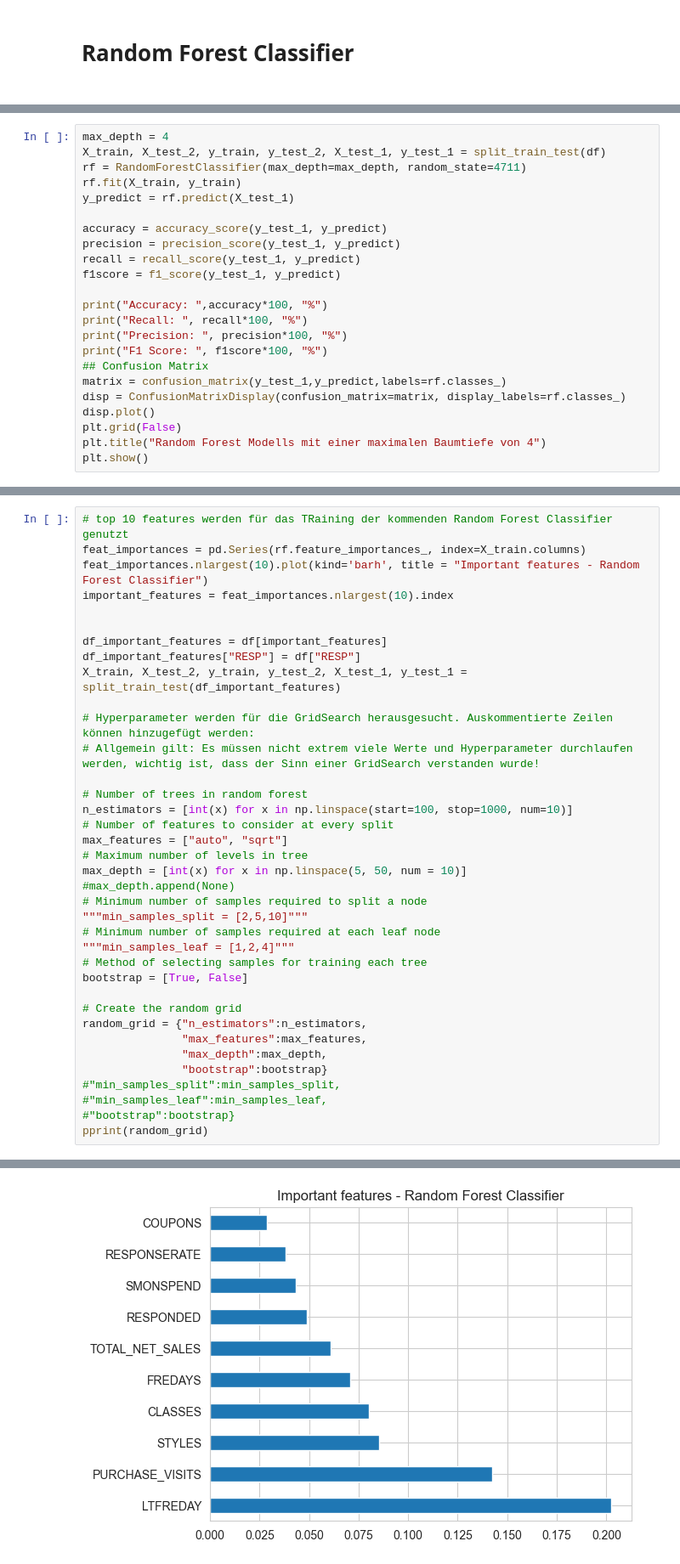
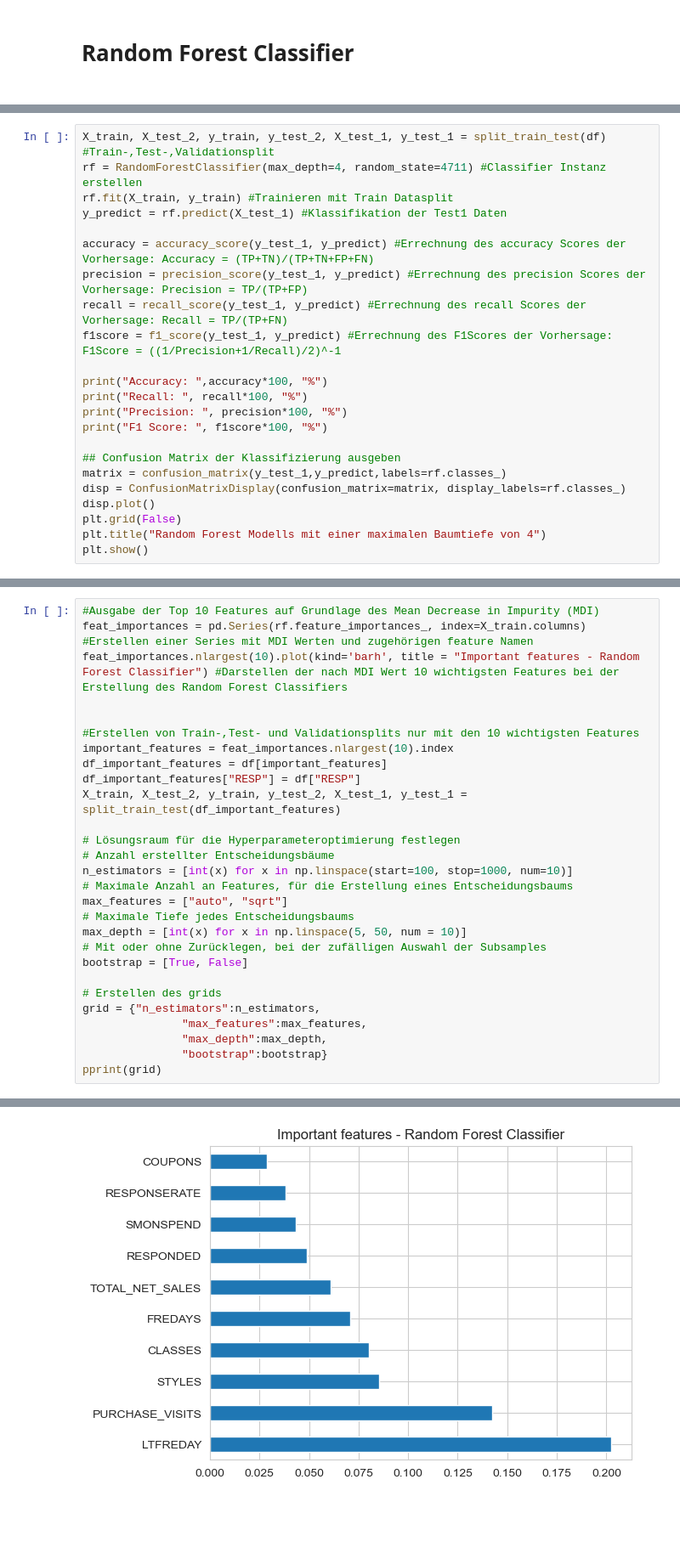
Before and after one commit to Konsti-Boegel/anwendungsfelderBusinessAnalytics, a Jupyter notebook: random_forest.ipynb, the cells around one changed output, grey strips where cells are left out. Shown at 85% size. Saved outputs shown, nothing was run; the diff lists cells and outputs as text; blank space fills up the shorter version.

```diff
--- a/random_forest.ipynb
+++ b/random_forest.ipynb
@@ -135,20 +122,20 @@ def get_result(y_true, y_predicted):
 # %%
-max_depth = 4
-X_train, X_test_2, y_train, y_test_2, X_test_1, y_test_1 = split_train_test(df)
-rf = RandomForestClassifier(max_depth=max_depth, random_state=4711)
-rf.fit(X_train, y_train)
-y_predict = rf.predict(X_test_1)
+X_train, X_test_2, y_train, y_test_2, X_test_1, y_test_1 = split_train_test(df) #Train-,Test-,Validationsplit
+rf = RandomForestClassifier(max_depth=4, random_state=4711) #Classifier Instanz erstellen
+rf.fit(X_train, y_train) #Trainieren mit Train Datasplit
+y_predict = rf.predict(X_test_1) #Klassifikation der Test1 Daten
 
-accuracy = accuracy_score(y_test_1, y_predict)
-precision = precision_score(y_test_1, y_predict)
-recall = recall_score(y_test_1, y_predict)
-f1score = f1_score(y_test_1, y_predict)
+accuracy = accuracy_score(y_test_1, y_predict) #Errechnung des accuracy Scores der Vorhersage: Accuracy = (TP+TN)/(TP+TN+FP+FN)
+precision = precision_score(y_test_1, y_predict) #Errechnung des precision Scores der Vorhersage: Precision = TP/(TP+FP)
+recall = recall_score(y_test_1, y_predict) #Errechnung des recall Scores der Vorhersage: Recall = TP/(TP+FN)
+f1score = f1_score(y_test_1, y_predict) #Errechnung des F1Scores der Vorhersage: F1Score = ((1/Precision+1/Recall)/2)^-1
 
 print("Accuracy: ",accuracy*100, "%")
 print("Recall: ", recall*100, "%")
 print("Precision: ", precision*100, "%")
 print("F1 Score: ", f1score*100, "%")
-## Confusion Matrix
+
+## Confusion Matrix der Klassifizierung ausgeben
 matrix = confusion_matrix(y_test_1,y_predict,labels=rf.classes_)
 disp = ConfusionMatrixDisplay(confusion_matrix=matrix, display_labels=rf.classes_)
 disp.plot()
@@ -192,38 +181,29 @@ Parameters currently in use:
 # %%
-# top 10 features werden für das TRaining der kommenden Random Forest Classifier genutzt
-feat_importances = pd.Series(rf.feature_importances_, index=X_train.columns)
-feat_importances.nlargest(10).plot(kind='barh', title = "Important features - Random Forest Classifier")
-important_features = feat_importances.nlargest(10).index
+#Ausgabe der Top 10 Features auf Grundlage des Mean Decrease in Impurity (MDI)
+feat_importances = pd.Series(rf.feature_importances_, index=X_train.columns) #Erstellen einer Series mit MDI Werten und zugehörigen feature Namen
+feat_importances.nlargest(10).plot(kind='barh', title = "Important features - Random Forest Classifier") #Darstellen der nach MDI Wert 10 wichtigsten Features bei der Erstellung des Random Forest Classifiers
 
 
+#Erstellen von Train-,Test- und Validationsplits nur mit den 10 wichtigsten Features
+important_features = feat_importances.nlargest(10).index
 df_important_features = df[important_features]
 df_important_features["RESP"] = df["RESP"]
 X_train, X_test_2, y_train, y_test_2, X_test_1, y_test_1 = split_train_test(df_important_features)
 
-# Hyperparameter werden für die GridSearch herausgesucht. Auskommentierte Zeilen können hinzugefügt werden:
-# Allgemein gilt: Es müssen nicht extrem viele Werte und Hyperparameter durchlaufen werden, wichtig ist, dass der Sinn einer GridSearch verstanden wurde!
-
-# Number of trees in random forest
+# Lösungsraum für die Hyperparameteroptimierung festlegen
+# Anzahl erstellter Entscheidungsbäume
 n_estimators = [int(x) for x in np.linspace(start=100, stop=1000, num=10)]
-# Number of features to consider at every split
+# Maximale Anzahl an Features, für die Erstellung eines Entscheidungsbaums
 max_features = ["auto", "sqrt"]
-# Maximum number of levels in tree
+# Maximale Tiefe jedes Entscheidungsbaums
 max_depth = [int(x) for x in np.linspace(5, 50, num = 10)]
-#max_depth.append(None)
-# Minimum number of samples required to split a node
-"""min_samples_split = [2,5,10]"""
-# Minimum number of samples required at each leaf node
-"""min_samples_leaf = [1,2,4]"""
-# Method of selecting samples for training each tree
+# Mit oder ohne Zurücklegen, bei der zufälligen Auswahl der Subsamples
 bootstrap = [True, False]
 
-# Create the random grid
-random_grid = {"n_estimators":n_estimators,
+# Erstellen des grids
+grid = {"n_estimators":n_estimators,
                "max_features":max_features,
                "max_depth":max_depth,
                "bootstrap":bootstrap}
-#"min_samples_split":min_samples_split,
-#"min_samples_leaf":min_samples_leaf,
-#"bootstrap":bootstrap}
-pprint(random_grid)
+pprint(grid)
 # %% [output]
@@ -241 +219 @@ See the caveats in the documentation: https://pandas.pydata.org/pandas-docs/stab
-[figure, old version]
+[figure, new version]
```
Also changed, not shown: parts of 24 cells of this notebook, 1 other file.
